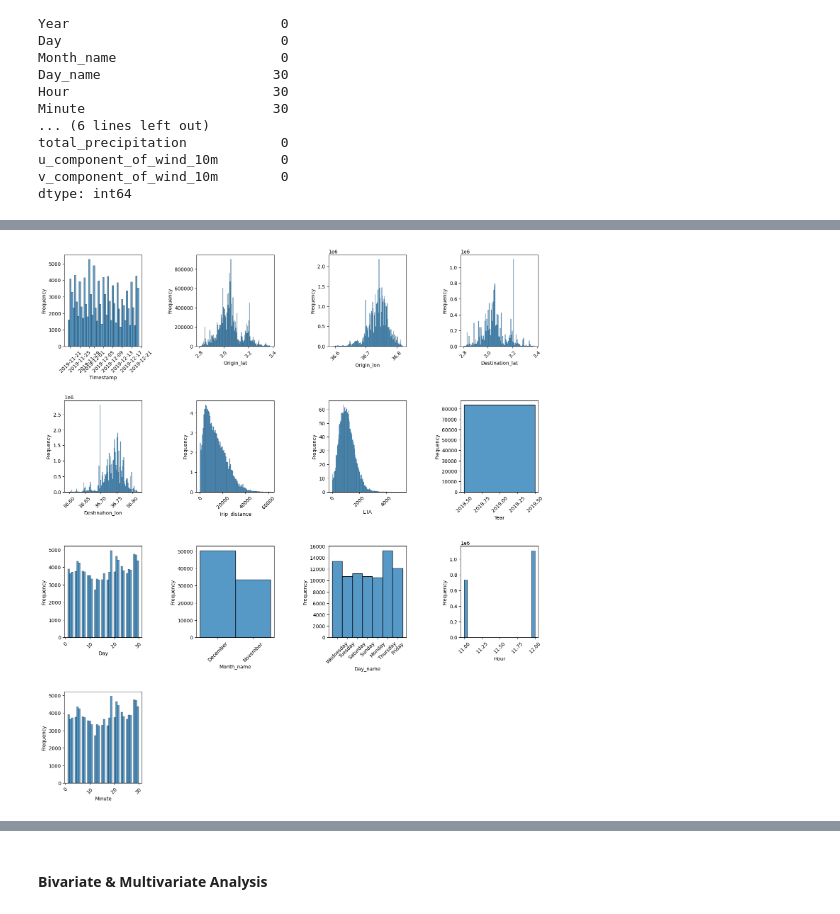
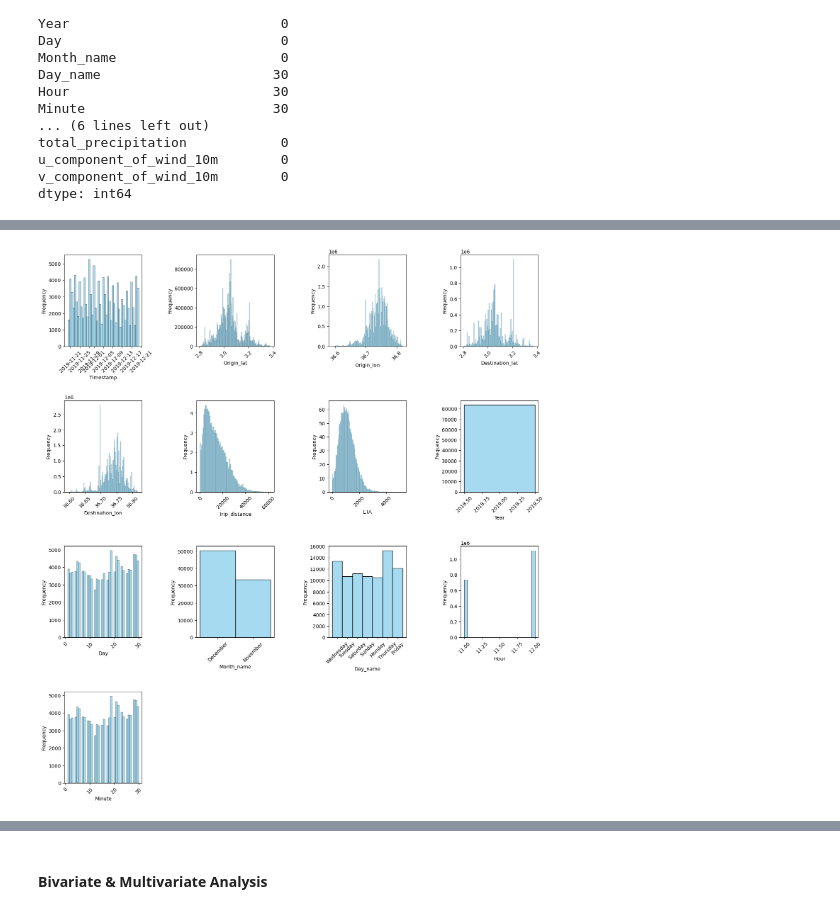
Before and after one commit to damzking/final-pro, a Jupyter notebook: Notebook/ETA-prediction.ipynb, the cells around one changed output, grey strips where cells are left out. Drawn from its saved outputs; the diff is of its cells as text; code cells hidden in the pictures.

```diff
--- a/Notebook/ETA-prediction.ipynb
+++ b/Notebook/ETA-prediction.ipynb
@@ -298,7 +319,7 @@ plt.figure(figsize=(15, 15))
 
 for i, variable in enumerate(train_df_noid):
     plt.subplot(5,4, i + 1)
-    sns.boxplot(train_df_noid,y=train_df_noid[variable])
+    sns.boxplot(train_df_noid,y=train_df_noid[variable],color='lightcoral')
     plt.tight_layout(pad=3)
     plt.xticks(rotation=45)
 # %% [output]
@@ -306,13 +327,13 @@ for i, variable in enumerate(train_df_noid):
 # %%
 plt.figure(figsize=(15, 20))
 
 for i, variable in enumerate(train_df_noid):
     plt.subplot(5,4, i + 1)
-    sns.histplot(train_df_noid,x=train_df_noid[variable], stat='frequency')
+    sns.histplot(train_df_noid,x=train_df_noid[variable], stat='frequency', color= 'skyblue')
     plt.tight_layout(pad=3)
     plt.xticks(rotation=45)
 # %% [output]
-[figure, old version]
+[figure, new version]
 # %%
 # Plot a Kernel density plot for the variables
 plt.figure(figsize=(15, 20))
```
Also changed, not shown: parts of 42 cells of this notebook, 1 other file.
